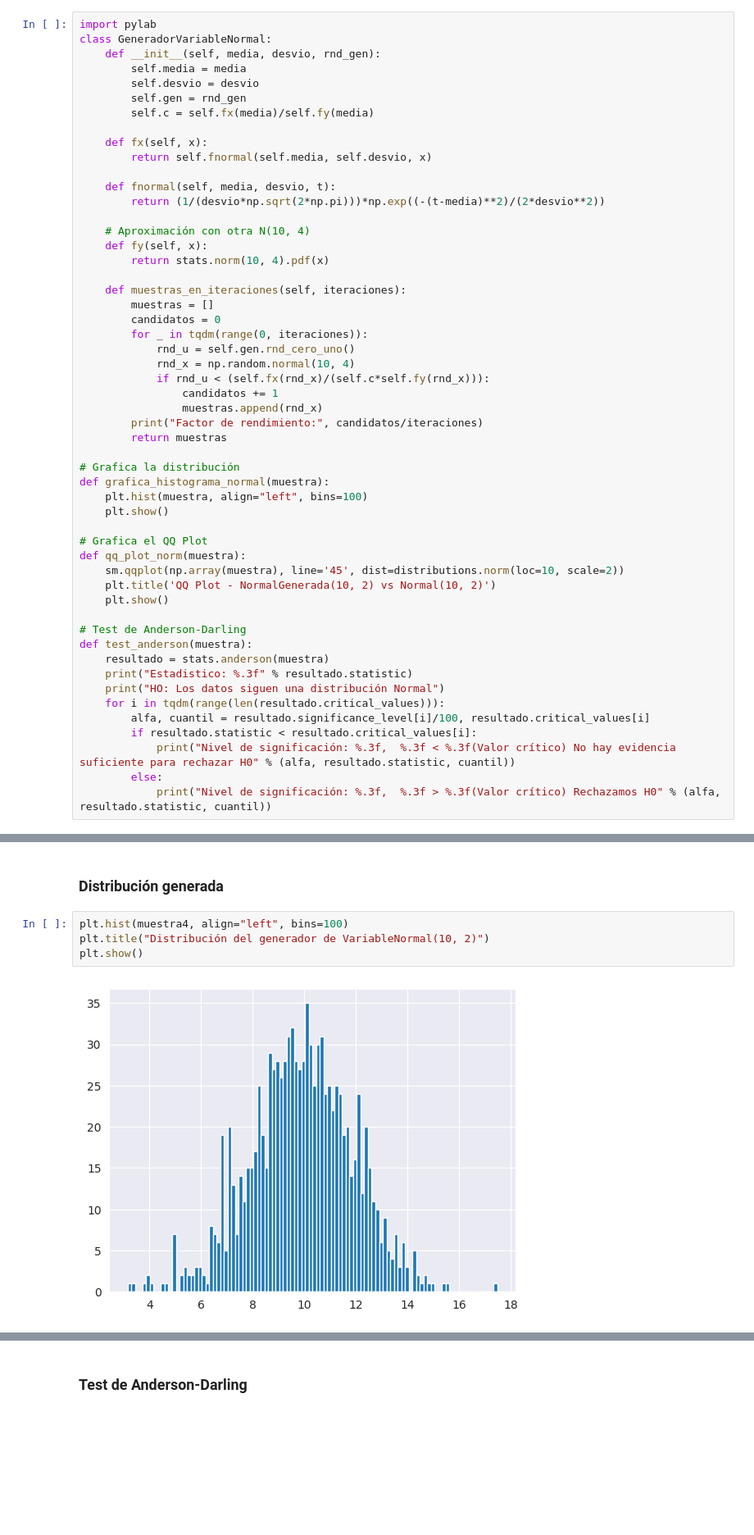
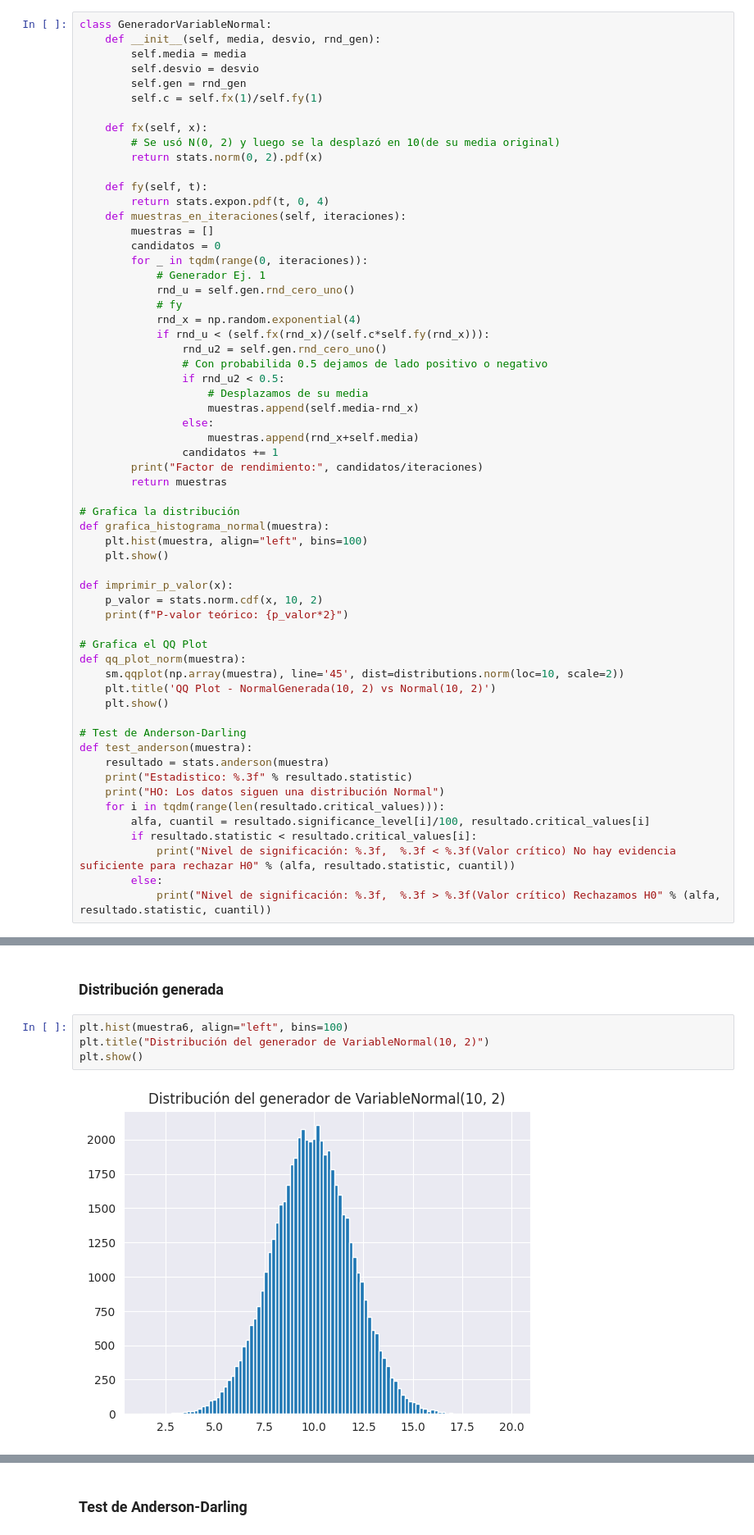
Before and after one commit to delpinor/tp-simulacion, a Jupyter notebook: TP1/ej_01.ipynb, the cells around one changed output, grey strips where cells are left out. Shown at 82% size. Drawn from its saved outputs; the diff is of its cells as text; blank space fills up the shorter version.

```diff
--- a/TP1/ej_01.ipynb
+++ b/TP1/ej_01.ipynb
@@ -392,33 +392,36 @@ Vemos que en ninguno de los graficos mostrados se puede observar algun patron vi
 # %% [markdown]
 ## Ejercicio 3
 # %%
-import pylab
 class GeneradorVariableNormal:
     def __init__(self, media, desvio, rnd_gen):
         self.media = media
         self.desvio = desvio
         self.gen = rnd_gen
-        self.c = self.fx(media)/self.fy(media)
+        self.c = self.fx(1)/self.fy(1)
 
     def fx(self, x):
-        return self.fnormal(self.media, self.desvio, x)
+        # Se usó N(0, 2) y luego se la desplazó en 10(de su media original)
+        return stats.norm(0, 2).pdf(x)
 
-    def fnormal(self, media, desvio, t):
-        return (1/(desvio*np.sqrt(2*np.pi)))*np.exp((-(t-media)**2)/(2*desvio**2))
-
-    # Aproximación con otra N(10, 4)
-    def fy(self, x):
-        return stats.norm(10, 4).pdf(x)
-
+    def fy(self, t):
+        return stats.expon.pdf(t, 0, 4)
     def muestras_en_iteraciones(self, iteraciones):
         muestras = []
         candidatos = 0
         for _ in tqdm(range(0, iteraciones)):
+            # Generador Ej. 1
             rnd_u = self.gen.rnd_cero_uno()
-            rnd_x = np.random.normal(10, 4)
+            # fy
+            rnd_x = np.random.exponential(4)
             if rnd_u < (self.fx(rnd_x)/(self.c*self.fy(rnd_x))):
+                rnd_u2 = self.gen.rnd_cero_uno()
+                # Con probabilida 0.5 dejamos de lado positivo o negativo
+                if rnd_u2 < 0.5:
+                    # Desplazamos de su media
+                    muestras.append(self.media-rnd_x)
+                else:
+                    muestras.append(rnd_x+self.media)
                 candidatos += 1
-                muestras.append(rnd_x)
         print("Factor de rendimiento:", candidatos/iteraciones)
         return muestras
 
@@ -426,6 +429,10 @@ class GeneradorVariableNormal:
 def grafica_histograma_normal(muestra):
     plt.hist(muestra, align="left", bins=100)
     plt.show()
+
+def imprimir_p_valor(x):
+    p_valor = stats.norm.cdf(x, 10, 2)
+    print(f"P-valor teórico: {p_valor*2}")
 
 # Grafica el QQ Plot
 def qq_plot_norm(muestra):
@@ -458,11 +473,11 @@ Factor de rendimiento: 0.49885
 # %% [markdown]
 ### Distribución generada
 # %%
-plt.hist(muestra4, align="left", bins=100)
+plt.hist(muestra6, align="left", bins=100)
 plt.title("Distribución del generador de VariableNormal(10, 2)")
 plt.show()
 # %% [output]
-[figure, old version]
+[figure, new version]
 # %% [markdown]
 ### QQ Plot
 
```
Also changed, not shown: parts of 10 cells of this notebook.
